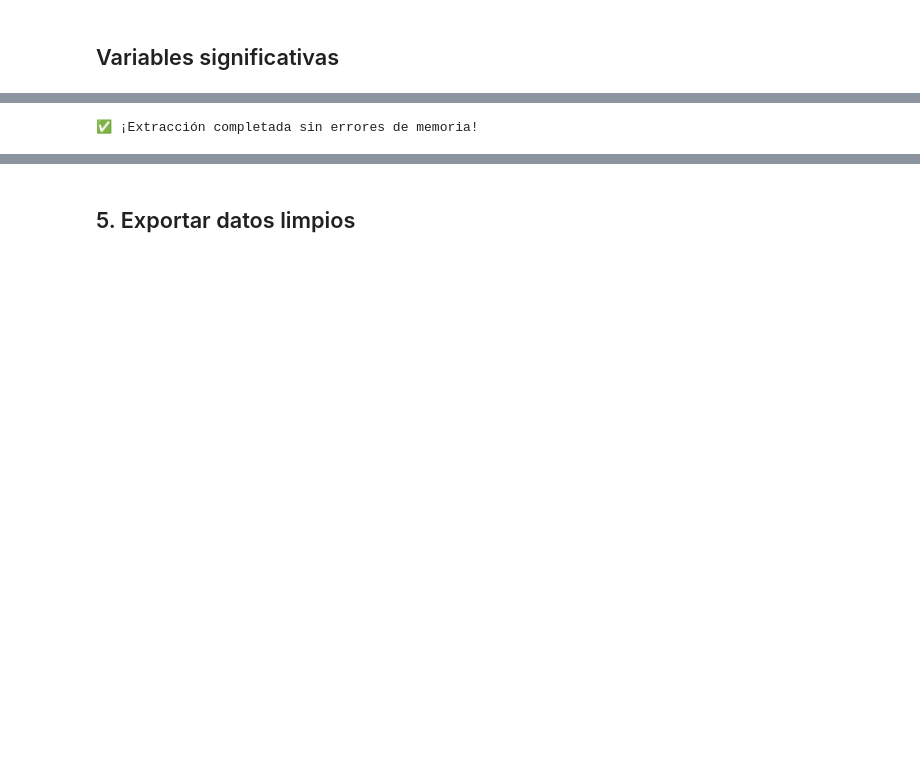
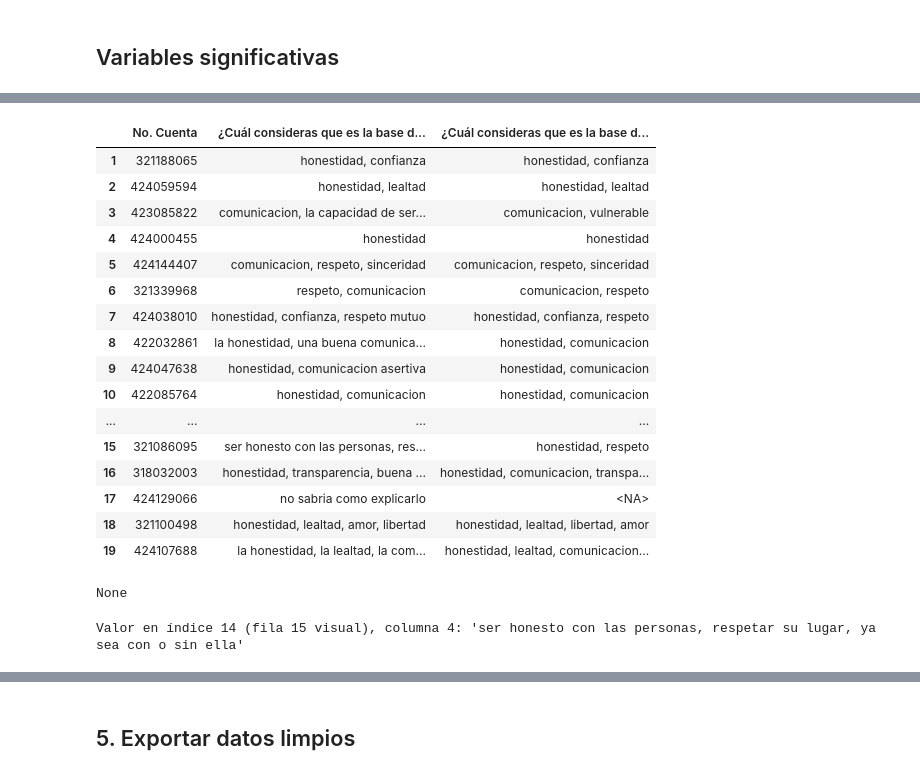
Before and after one commit to Acatlan-SI/LimpiezaData, a Jupyter notebook: notebooks/01_limpieza_datos.ipynb, the cells around one changed output, grey strips where cells are left out. Drawn from its saved outputs; the diff is of its cells as text; code cells hidden in the pictures; blank space fills up the shorter version.

Commit message:
Change column 4

```diff
--- a/notebooks/01_limpieza_datos.ipynb
+++ b/notebooks/01_limpieza_datos.ipynb
@@ -31,7 +23,18 @@ CSV limpio: C:\Users\Angel\Desktop\Sistemas Inteligentes\LimpiezaData\data\proce
 # %% [markdown]
 ## 1. Cargar datos crudos
 # %%
-df = pd.read_csv(RAW_CSV)
+try:
+  df = pd.read_csv(RAW_CSV)
+except:
+  import requests
+
+  SHEET_CSV_URL = "https://docs.google.com/spreadsheets/d/e/2PACX-1vQmx6xTqJDv0c-e9SAWH7Jku6ZCiIfIbSrKHHXD1oxrslbA0j3ZqpAP6pP8SXd2CmLB5WDHanazOy12/pub?gid=1639119631&single=true&output=csv"
+
+  response = requests.get(SHEET_CSV_URL)
+  with open('datos_raw.csv', 'wb') as f:
+      f.write(response.content)
+
+  df = pd.read_csv('datos_raw.csv')
 print(f"Shape original: {df.shape}")
 df.head()
 # %% [output]
@@ -396,13 +417,32 @@ def extraer_conceptos_yake(texto):
     else:
         return pd.NA
 # %%
-indices_listas = [4,5,6,7,8,9,11,12]
-cols_listas = [df.columns[i] for i in indices_listas if i < len(df.columns)]
+col_original = df.columns[4]
 
-for col in cols_listas:
-    nombre_nueva_col = f"{col}_conceptos"
-    df[nombre_nueva_col] = df[col].apply(extraer_conceptos_yake)
-
-print("✅ ¡Extracción completada sin errores de memoria!")
+df[f"{col_original}_conceptos"] = df[col_original].apply(
+    lambda x: extraer_conceptos_clave(
+        x if pd.notna(x) else "",
+        CONCEPTOS_BASE_CONFIANZA
+    )
+)
+display(display(df.iloc[:, [0, 4, 16]].head(50)))
 # %% [output]
+|  | No. Cuenta | ¿Cuál consideras que es la base d... | ¿Cuál consideras que es la base d... |
+| 1 | 321188065 | honestidad, confianza | honestidad, confianza |
+| 2 | 424059594 | honestidad, lealtad | honestidad, lealtad |
+| 3 | 423085822 | comunicacion, la capacidad de ser... | comunicacion, vulnerable |
+| 4 | 424000455 | honestidad | honestidad |
+| 5 | 424144407 | comunicacion, respeto, sinceridad | comunicacion, respeto, sinceridad |
+| 6 | 321339968 | respeto, comunicacion | comunicacion, respeto |
+| 7 | 424038010 | honestidad, confianza, respeto mutuo | honestidad, confianza, respeto |
+| 8 | 422032861 | la honestidad, una buena comunica... | honestidad, comunicacion |
+| 9 | 424047638 | honestidad, comunicacion asertiva | honestidad, comunicacion |
+| 10 | 422085764 | honestidad, comunicacion | honestidad, comunicacion |
+| ... | ... | ... | ... |
+| 15 | 321086095 | ser honesto con las personas, res... | honestidad, respeto |
+| 16 | 318032003 | honestidad, transparencia, buena ... | honestidad, comunicacion, transpa... |
+| 17 | 424129066 | no sabria como explicarlo | <NA> |
+| 18 | 321100498 | honestidad, lealtad, amor, libertad | honestidad, lealtad, libertad, amor |
+| 19 | 424107688 | la honestidad, la lealtad, la com... | honestidad, lealtad, comunicacion... |
-✅ ¡Extracción completada sin errores de memoria!
+None
+Valor en índice 14 (fila 15 visual), columna 4: 'ser honesto con las personas, respetar su lugar, ya sea con o sin ella'
```
Also changed, not shown: parts of 16 cells of this notebook.
